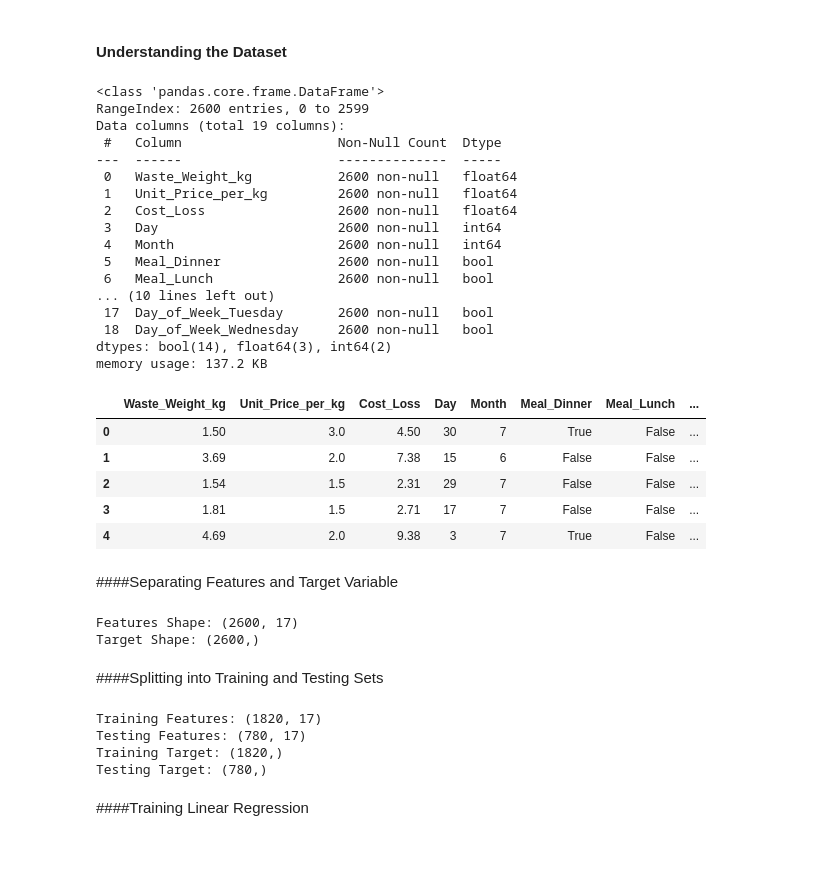
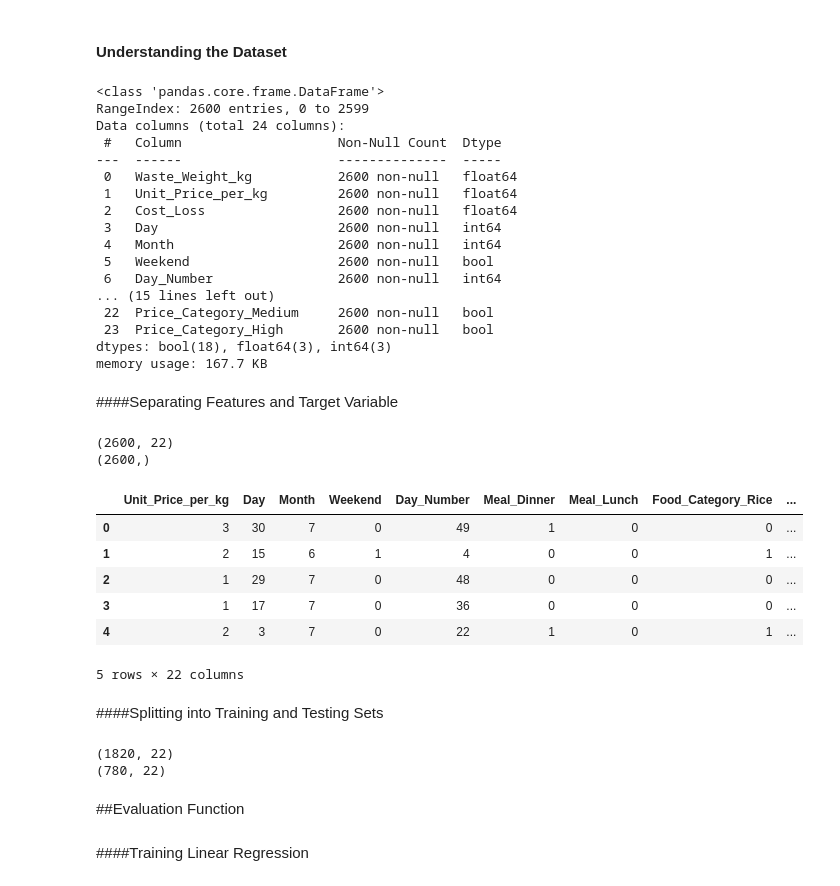
Before and after one commit to sasasaee/ml-project, a Jupyter notebook: canteen_model_training.ipynb, the cells around one changed output. Cells and saved outputs as stored; diff of their text form; code cells hidden in the pictures; blank space fills up the shorter version.

```diff
--- a/canteen_model_training.ipynb
+++ b/canteen_model_training.ipynb
@@ -39,14 +40,11 @@ df.head()
 #### Understanding the Dataset
 # %%
 df.shape
-
 df.info()
-
-df.head()
 # %% [output]
 <class 'pandas.core.frame.DataFrame'>
 RangeIndex: 2600 entries, 0 to 2599
-Data columns (total 19 columns):
+Data columns (total 24 columns):
  #   Column                    Non-Null Count  Dtype
 ---  ------                    --------------  -----
  0   Waste_Weight_kg           2600 non-null   float64
@@ -54,32 +52,34 @@ Data columns (total 19 columns):
  2   Cost_Loss                 2600 non-null   float64
  3   Day                       2600 non-null   int64
  4   Month                     2600 non-null   int64
- 5   Meal_Dinner               2600 non-null   bool
- 6   Meal_Lunch                2600 non-null   bool
-... (10 lines left out)
- 17  Day_of_Week_Tuesday       2600 non-null   bool
- 18  Day_of_Week_Wednesday     2600 non-null   bool
-dtypes: bool(14), float64(3), int64(2)
-memory usage: 137.2 KB
+ 5   Weekend                   2600 non-null   bool
+ 6   Day_Number                2600 non-null   int64
+... (15 lines left out)
+ 22  Price_Category_Medium     2600 non-null   bool
+ 23  Price_Category_High       2600 non-null   bool
+dtypes: bool(18), float64(3), int64(3)
+memory usage: 167.7 KB
-|  | Waste_Weight_kg | Unit_Price_per_kg | Cost_Loss | Day | Month | Meal_Dinner | Meal_Lunch | ... |
-| 0 | 1.50 | 3.0 | 4.50 | 30 | 7 | True | False | ... |
-| 1 | 3.69 | 2.0 | 7.38 | 15 | 6 | False | False | ... |
-| 2 | 1.54 | 1.5 | 2.31 | 29 | 7 | False | False | ... |
-| 3 | 1.81 | 1.5 | 2.71 | 17 | 7 | False | False | ... |
-| 4 | 4.69 | 2.0 | 9.38 | 3 | 7 | True | False | ... |
 # %% [markdown]
 ####Separating Features and Target Variable
 # %%
 X = df.drop(columns=["Waste_Weight_kg", "Cost_Loss"])
-
 y = df["Waste_Weight_kg"]
-
-print("Features Shape:", X.shape)
-
-print("Target Shape:", y.shape)
+print(X.shape)
+print(y.shape)
 # %% [output]
-Features Shape: (2600, 17)
-Target Shape: (2600,)
+(2600, 22)
+(2600,)
+# %%
+X = X.astype(int)
+X.head()
+# %% [output]
+|  | Unit_Price_per_kg | Day | Month | Weekend | Day_Number | Meal_Dinner | Meal_Lunch | Food_Category_Rice | ... |
+| 0 | 3 | 30 | 7 | 0 | 49 | 1 | 0 | 0 | ... |
+| 1 | 2 | 15 | 6 | 1 | 4 | 0 | 0 | 1 | ... |
+| 2 | 1 | 29 | 7 | 0 | 48 | 0 | 0 | 0 | ... |
+| 3 | 1 | 17 | 7 | 0 | 36 | 0 | 0 | 0 | ... |
+| 4 | 2 | 3 | 7 | 0 | 22 | 1 | 0 | 1 | ... |
+5 rows × 22 columns
 # %% [markdown]
 ####Splitting into Training and Testing Sets
 # %%
@@ -89,14 +89,10 @@ X_train, X_test, y_train, y_test = train_test_split(
     test_size=0.30,
     random_state=42
 )
-
-print("Training Features:", X_train.shape)
-print("Testing Features:", X_test.shape)
-
-print("Training Target:", y_train.shape)
-print("Testing Target:", y_test.shape)
+print(X_train.shape)
+print(X_test.shape)
 # %% [output]
-Training Features: (1820, 17)
-Testing Features: (780, 17)
-Training Target: (1820,)
-Testing Target: (780,)
+(1820, 22)
+(780, 22)
+# %% [markdown]
+##Evaluation Function
```
Also changed, not shown: parts of 48 cells of this notebook.
